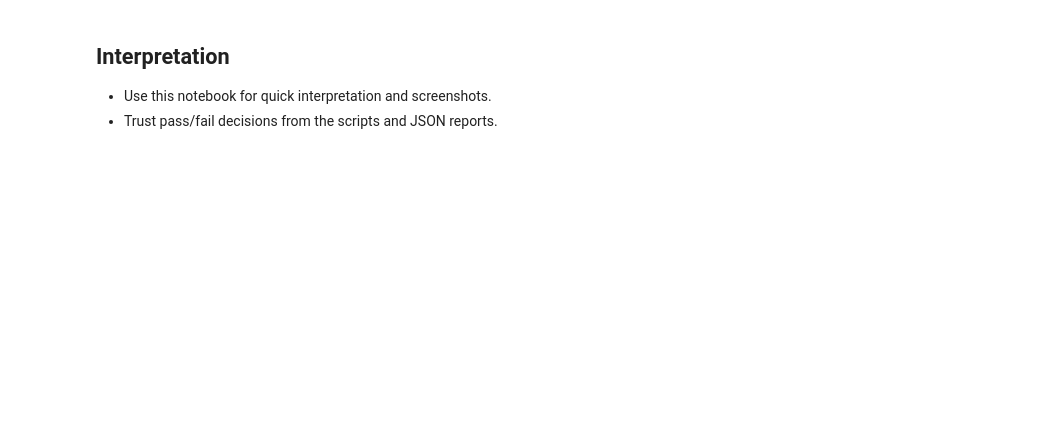
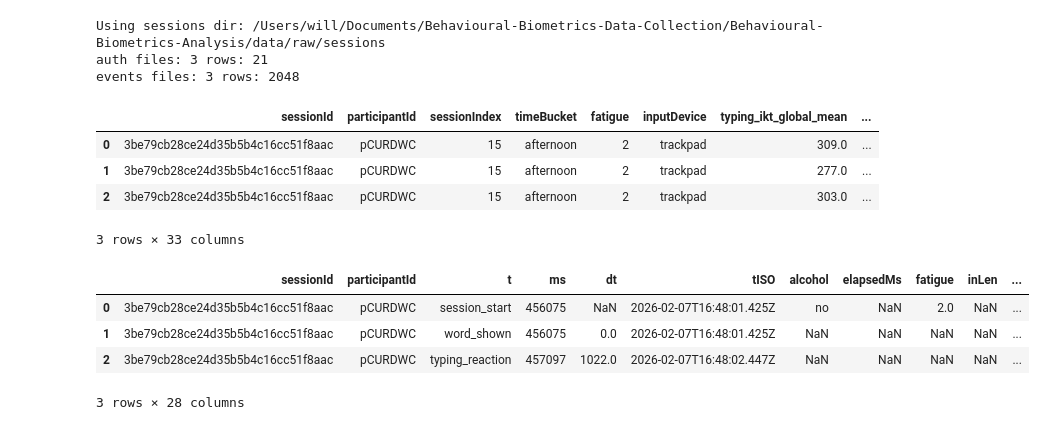
Before and after one commit to williaminsley/Behavioural-Biometrics-Data-Collection, a Jupyter notebook: Behavioural-Biometrics-Analysis/notebooks/03_launch_gate_qc.ipynb, the cells around one changed output. Saved outputs shown, nothing was run; the diff lists cells and outputs as text; code cells hidden in the pictures; blank space fills up the shorter version.

```diff
--- a/Behavioural-Biometrics-Analysis/notebooks/03_launch_gate_qc.ipynb
+++ b/Behavioural-Biometrics-Analysis/notebooks/03_launch_gate_qc.ipynb
@@ -82,5 +1,68 @@ if qc and qc.get('missingness_core'):
-# %% [markdown]
-## Interpretation
-
-- Use this notebook for quick interpretation and screenshots.
-- Trust pass/fail decisions from the scripts and JSON reports.
+# %%
+import glob
+from pathlib import Path
+import pandas as pd
+import numpy as np
+
+SOFT_FAILS = []
+
+def soft(msg):
+    print(msg)
+    SOFT_FAILS.append(msg)
+
+def hard(msg):
+    raise AssertionError(msg)
+# %%
+def find_sessions_dir(start: Path) -> Path:
+    """
+    Walk upwards until we find data/raw/sessions
+    """
+    for p in [start] + list(start.parents):
+        candidate = p / "data" / "raw" / "sessions"
+        if candidate.exists():
+            return candidate
+    raise FileNotFoundError("Could not find data/raw/sessions")
+
+SESSIONS_DIR = find_sessions_dir(Path.cwd())
+print(f"Using sessions dir: {SESSIONS_DIR}")
+
+assert SESSIONS_DIR.exists(), f"sessions folder not found: {SESSIONS_DIR}"
+
+AUTH_GLOB = str(SESSIONS_DIR / "*" / "auth_windows.csv")
+EVENTS_GLOB = str(SESSIONS_DIR / "*" / "events.csv")
+
+def load_many(pattern, kind):
+    files = sorted(glob.glob(pattern))
+    if not files:
+        hard(f"[HARD FAIL] No {kind} files found with pattern: {pattern}")
+
+    dfs = []
+    for f in files:
+        df = pd.read_csv(f)
+        df["_path"] = f
+        dfs.append(df)
+
+    return pd.concat(dfs, ignore_index=True), files
+
+auth, auth_files = load_many(AUTH_GLOB, "auth_windows")
+events, event_files = load_many(EVENTS_GLOB, "events")
+
+print("auth files:", len(auth_files), "rows:", len(auth))
+print("events files:", len(event_files), "rows:", len(events))
+
+display(auth.head(3))
+display(events.head(3))
+# %% [output]
+Using sessions dir: /Users/will/Documents/Behavioural-Biometrics-Data-Collection/Behavioural-Biometrics-Analysis/data/raw/sessions
+auth files: 3 rows: 21
+events files: 3 rows: 2048
+|  | sessionId | participantId | sessionIndex | timeBucket | fatigue | inputDevice | typing_ikt_global_mean | ... |
+| 0 | 3be79cb28ce24d35b5b4c16cc51f8aac | pCURDWC | 15 | afternoon | 2 | trackpad | 309.0 | ... |
+| 1 | 3be79cb28ce24d35b5b4c16cc51f8aac | pCURDWC | 15 | afternoon | 2 | trackpad | 277.0 | ... |
+| 2 | 3be79cb28ce24d35b5b4c16cc51f8aac | pCURDWC | 15 | afternoon | 2 | trackpad | 303.0 | ... |
+3 rows × 33 columns
+|  | sessionId | participantId | t | ms | dt | tISO | alcohol | elapsedMs | fatigue | inLen | ... |
+| 0 | 3be79cb28ce24d35b5b4c16cc51f8aac | pCURDWC | session_start | 456075 | NaN | 2026-02-07T16:48:01.425Z | no | NaN | 2.0 | NaN | ... |
+| 1 | 3be79cb28ce24d35b5b4c16cc51f8aac | pCURDWC | word_shown | 456075 | 0.0 | 2026-02-07T16:48:01.425Z | NaN | NaN | NaN | NaN | ... |
+| 2 | 3be79cb28ce24d35b5b4c16cc51f8aac | pCURDWC | typing_reaction | 457097 | 1022.0 | 2026-02-07T16:48:02.447Z | NaN | NaN | NaN | NaN | ... |
+3 rows × 28 columns
```
Also changed, not shown: parts of 15 cells of this notebook, 1 other file.
